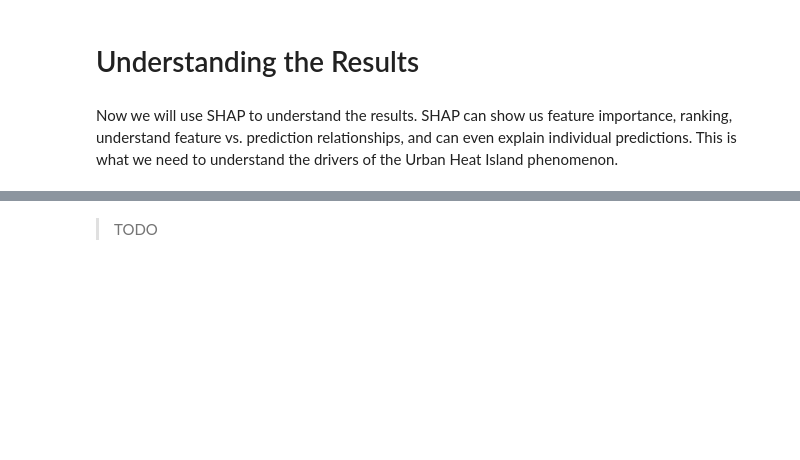
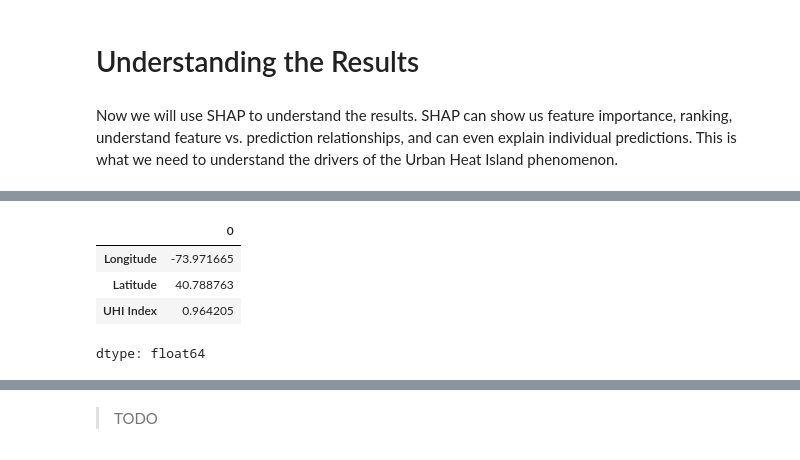
Before and after one commit to FranciscoLozCoding/cooling_with_code, a Jupyter notebook: 10_mixed_buffers_RandomForestRegressor.ipynb, the cells around one changed output, grey strips where cells are left out. Saved outputs shown, nothing was run; the diff lists cells and outputs as text; code cells hidden in the pictures; blank space fills up the shorter version.

```diff
--- a/10_mixed_buffers_RandomForestRegressor.ipynb
+++ b/10_mixed_buffers_RandomForestRegressor.ipynb
@@ -174,0 +174,14 @@ x_valid_selected = pd.DataFrame(X_valid, columns=x_train_df.columns)[selected_fe
+# %%
+# Separate features and target
+y = train_combined['UHI']
+X = train_combined.drop('UHI', axis=1)
+
+# Remove constant columns
+X = X.loc[:, X.std() != 0]
+
+# only selected
+X = X[selected_feature_names]
+
+#scaler
+scaler = StandardScaler()
+scaler.fit_transform(X)
@@ -313,0 +394,12 @@ Now we will use SHAP to understand the results. SHAP can show us feature importa
+# %%
+#location index
+record_index = 0
+# %%
+#show location
+submission_df.iloc[record_index, :]
+# %% [output]
+|  | 0 |
+| Longitude | -73.971665 |
+| Latitude | 40.788763 |
+| UHI Index | 0.964205 |
+dtype: float64
```
Also changed, not shown: parts of 48 cells of this notebook.
